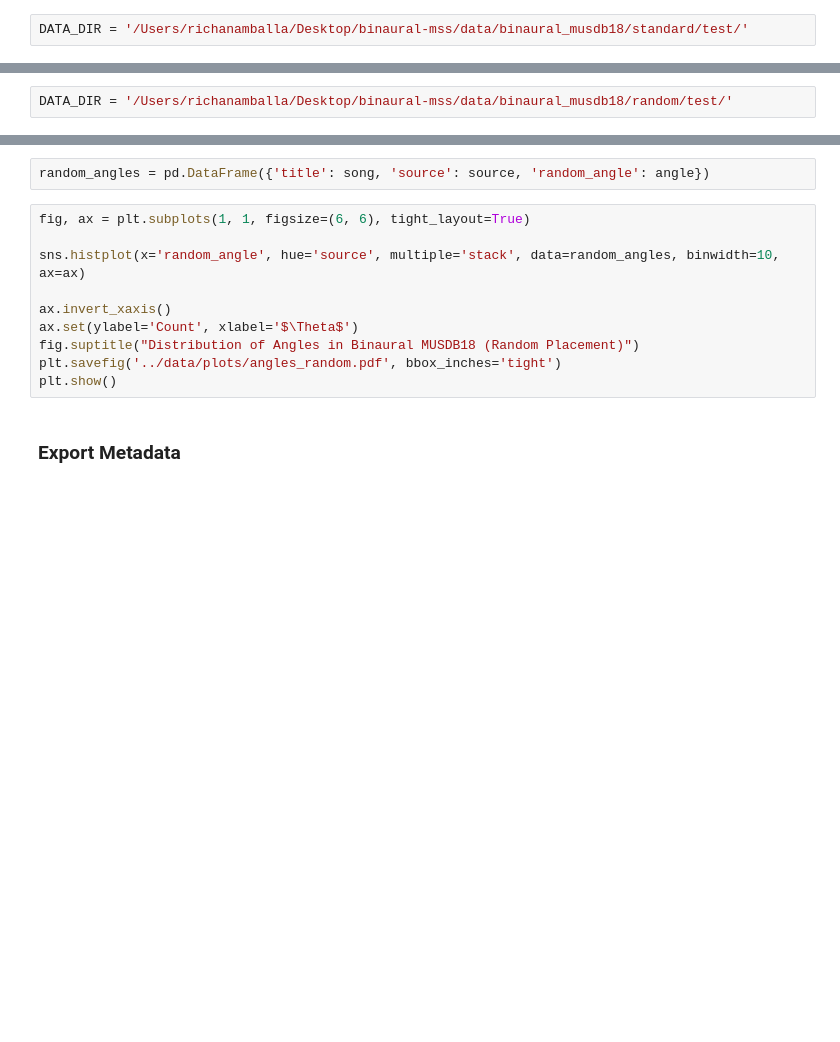
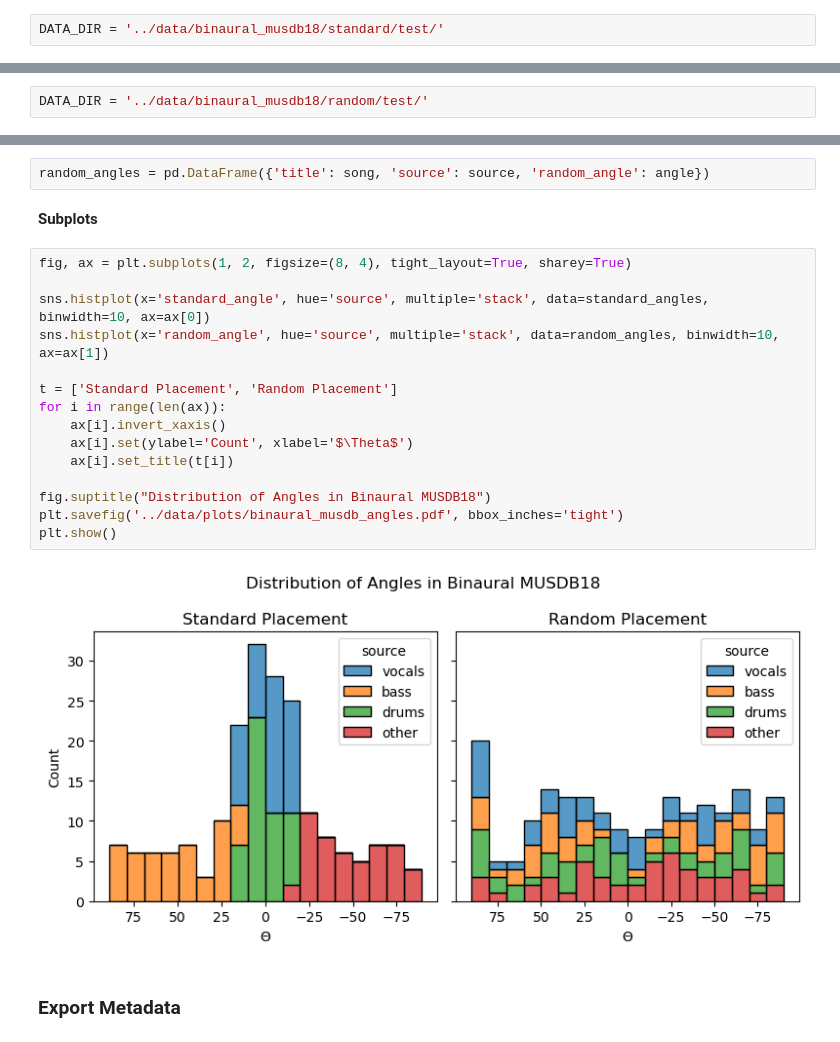
Before and after one commit to richa-namballa/binaural-mss, a Jupyter notebook: notebook/metadata.ipynb, the cells around one changed output, grey strips where cells are left out. Drawn from its saved outputs; the diff is of its cells as text; blank space fills up the shorter version.

Commit message:
Display metadata plots

```diff
--- a/notebook/metadata.ipynb
+++ b/notebook/metadata.ipynb
@@ -15,7 +15,7 @@ from IPython.display import display, Audio
 # %% [markdown]
 **Standard Placement**
 # %%
-DATA_DIR = '/Users/richanamballa/Desktop/binaural-mss/data/binaural_musdb18/standard/test/'
+DATA_DIR = '../data/binaural_musdb18/standard/test/'
 # %%
 file_list = [f for f in os.listdir(DATA_DIR) if os.path.isdir(os.path.join(DATA_DIR, f))]
 # %%
@@ -47,7 +37,7 @@ plt.show()
 # %% [markdown]
 **Random Placement**
 # %%
-DATA_DIR = '/Users/richanamballa/Desktop/binaural-mss/data/binaural_musdb18/random/test/'
+DATA_DIR = '../data/binaural_musdb18/random/test/'
 # %%
 file_list = [f for f in os.listdir(DATA_DIR) if os.path.isdir(os.path.join(DATA_DIR, f))]
 # %%
@@ -66,16 +56,25 @@ for file in file_list:
             angle.append(v)
 # %%
 random_angles = pd.DataFrame({'title': song, 'source': source, 'random_angle': angle})
-# %%
-fig, ax = plt.subplots(1, 1, figsize=(6, 6), tight_layout=True)
-
-sns.histplot(x='random_angle', hue='source', multiple='stack', data=random_angles, binwidth=10, ax=ax)
-
-ax.invert_xaxis()
-ax.set(ylabel='Count', xlabel='$\Theta$')
-fig.suptitle("Distribution of Angles in Binaural MUSDB18 (Random Placement)")
-plt.savefig('../data/plots/angles_random.pdf', bbox_inches='tight')
-plt.show()
+# %% [markdown]
+**Subplots**
+# %%
+fig, ax = plt.subplots(1, 2, figsize=(8, 4), tight_layout=True, sharey=True)
+
+sns.histplot(x='standard_angle', hue='source', multiple='stack', data=standard_angles, binwidth=10, ax=ax[0])
+sns.histplot(x='random_angle', hue='source', multiple='stack', data=random_angles, binwidth=10, ax=ax[1])
+
+t = ['Standard Placement', 'Random Placement']
+for i in range(len(ax)):
+    ax[i].invert_xaxis()
+    ax[i].set(ylabel='Count', xlabel='$\Theta$')
+    ax[i].set_title(t[i])
+
+fig.suptitle("Distribution of Angles in Binaural MUSDB18")
+plt.savefig('../data/plots/binaural_musdb_angles.pdf', bbox_inches='tight')
+plt.show()
+# %% [output]
+[figure, added]
 # %% [markdown]
 ### Export Metadata
 # %%
```
Also changed, not shown: parts of 1 cell of this notebook.
